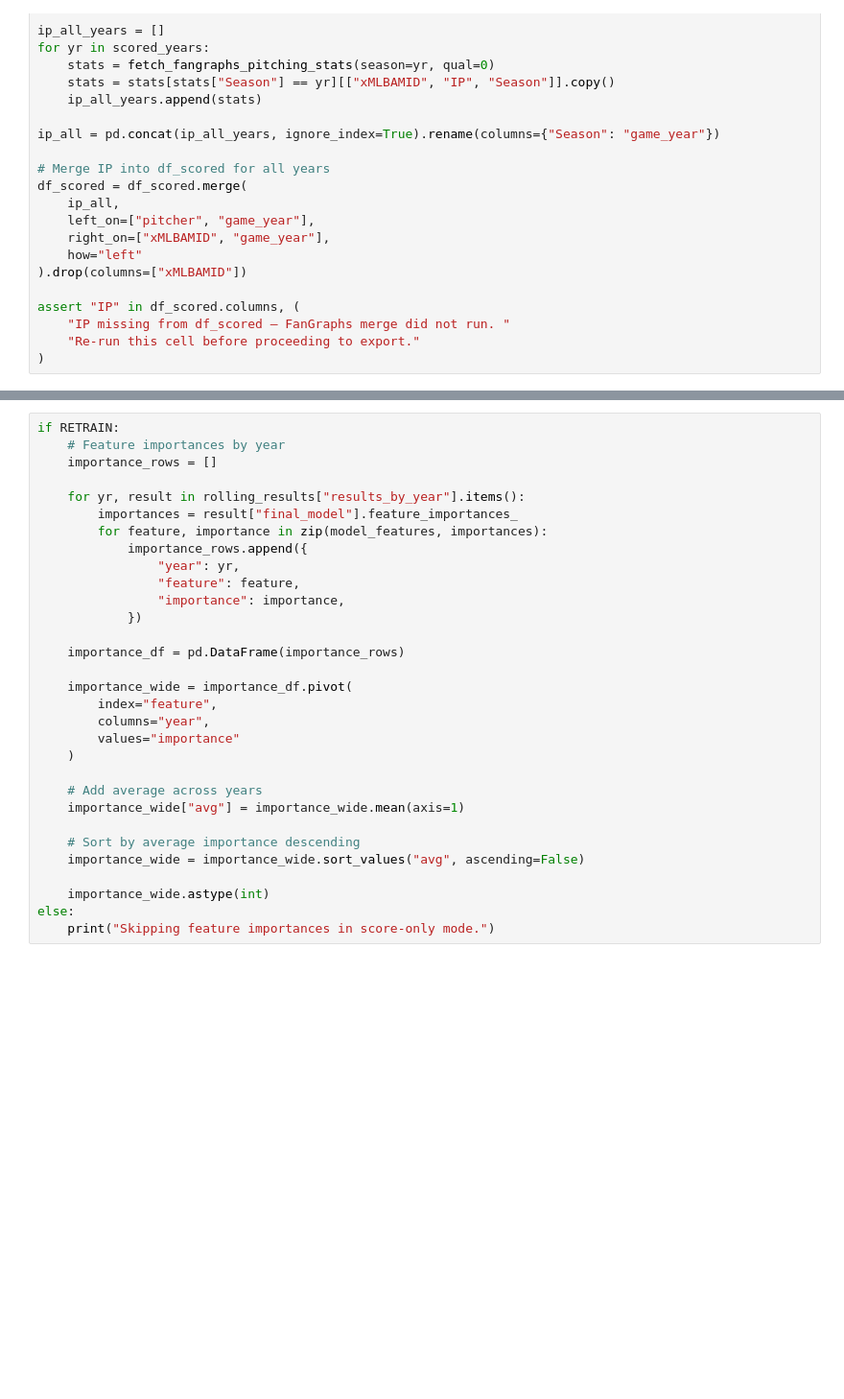
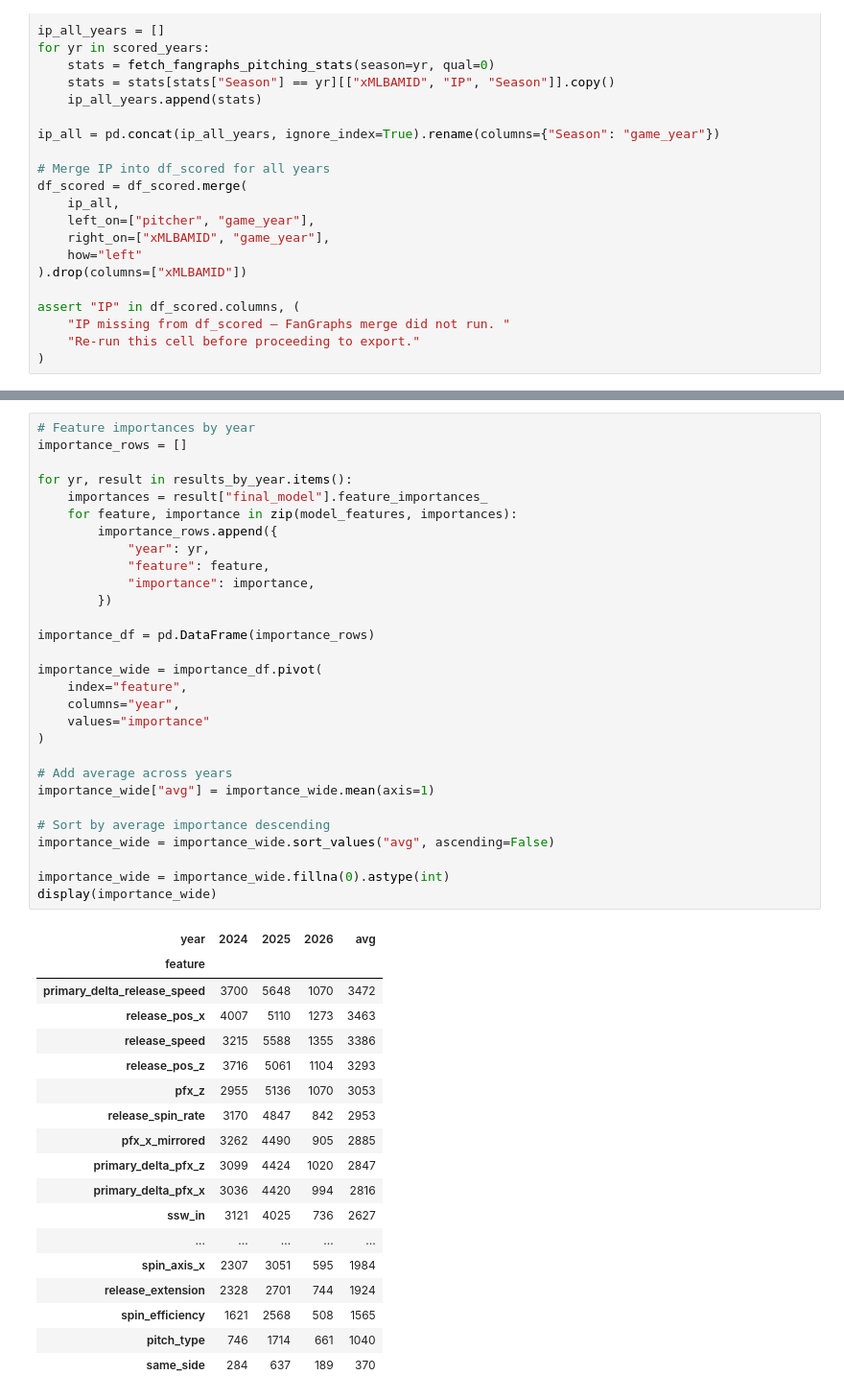
Before and after one commit to davidperl7431/stuff-plus, a Jupyter notebook: Stuff+ Model.ipynb, the cells around one changed output, grey strips where cells are left out. Shown at 96% size. Drawn from its saved outputs; the diff is of its cells as text; blank space fills up the shorter version.

```diff
--- a/Stuff+ Model.ipynb
+++ b/Stuff+ Model.ipynb
@@ -1365,31 +1352,48 @@ arsenal_summary.head()
 # %%
-if RETRAIN:
-    # Feature importances by year
-    importance_rows = []
+# Feature importances by year
+importance_rows = []
 
-    for yr, result in rolling_results["results_by_year"].items():
-        importances = result["final_model"].feature_importances_
-        for feature, importance in zip(model_features, importances):
-            importance_rows.append({
-                "year": yr,
-                "feature": feature,
-                "importance": importance,
-            })
+for yr, result in results_by_year.items():
+    importances = result["final_model"].feature_importances_
+    for feature, importance in zip(model_features, importances):
+        importance_rows.append({
+            "year": yr,
+            "feature": feature,
+            "importance": importance,
+        })
 
-    importance_df = pd.DataFrame(importance_rows)
+importance_df = pd.DataFrame(importance_rows)
 
-    importance_wide = importance_df.pivot(
-        index="feature",
-        columns="year",
-        values="importance"
-    )
+importance_wide = importance_df.pivot(
+    index="feature",
+    columns="year",
+    values="importance"
+)
 
-    # Add average across years
-    importance_wide["avg"] = importance_wide.mean(axis=1)
+# Add average across years
+importance_wide["avg"] = importance_wide.mean(axis=1)
 
-    # Sort by average importance descending
-    importance_wide = importance_wide.sort_values("avg", ascending=False)
+# Sort by average importance descending
+importance_wide = importance_wide.sort_values("avg", ascending=False)
 
-    importance_wide.astype(int)
-else:
-    print("Skipping feature importances in score-only mode.")
+importance_wide = importance_wide.fillna(0).astype(int)
+display(importance_wide)
+# %% [output]
+| year | 2024 | 2025 | 2026 | avg |
+| feature |  |  |  |  |
+| primary_delta_release_speed | 3700 | 5648 | 1070 | 3472 |
+| release_pos_x | 4007 | 5110 | 1273 | 3463 |
+| release_speed | 3215 | 5588 | 1355 | 3386 |
+| release_pos_z | 3716 | 5061 | 1104 | 3293 |
+| pfx_z | 2955 | 5136 | 1070 | 3053 |
+| release_spin_rate | 3170 | 4847 | 842 | 2953 |
+| pfx_x_mirrored | 3262 | 4490 | 905 | 2885 |
+| primary_delta_pfx_z | 3099 | 4424 | 1020 | 2847 |
+| primary_delta_pfx_x | 3036 | 4420 | 994 | 2816 |
+| ssw_in | 3121 | 4025 | 736 | 2627 |
+| ... | ... | ... | ... | ... |
+| spin_axis_x | 2307 | 3051 | 595 | 1984 |
+| release_extension | 2328 | 2701 | 744 | 1924 |
+| spin_efficiency | 1621 | 2568 | 508 | 1565 |
+| pitch_type | 746 | 1714 | 661 | 1040 |
+| same_side | 284 | 637 | 189 | 370 |
```
Also changed, not shown: parts of 14 cells of this notebook.
